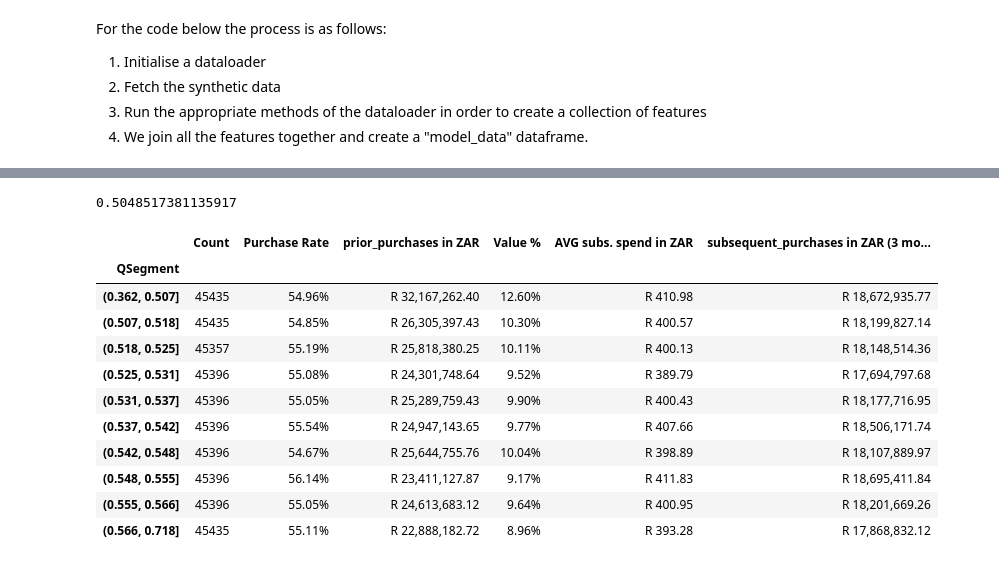
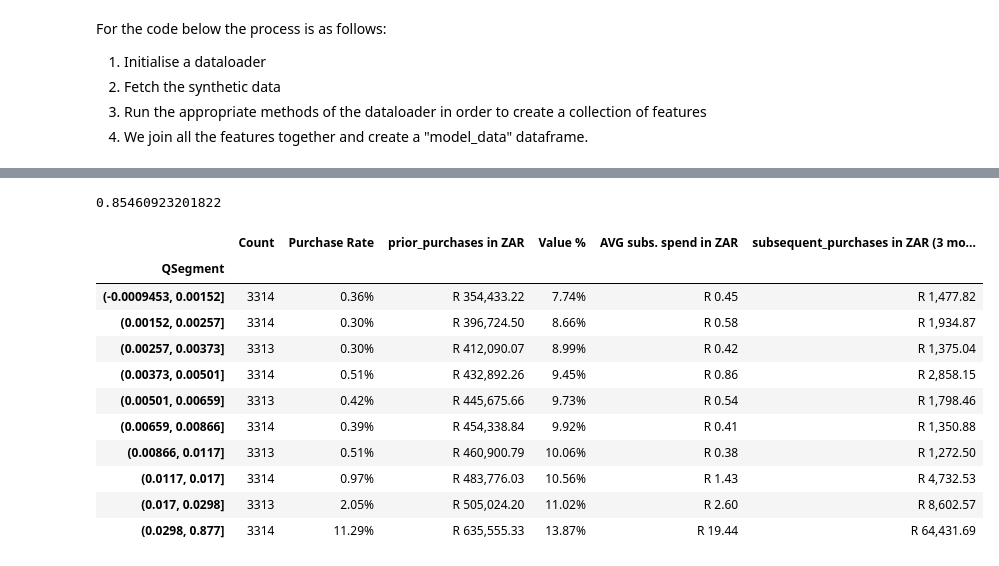
Before and after one commit to WesleyDeelman/CLVM, a Jupyter notebook: model_build.ipynb, the cells around one changed output, grey strips where cells are left out. Cells and saved outputs as stored; diff of their text form; code cells hidden in the pictures.

Commit message:
Made a new synthetic dataset accompanied with code

```diff
--- a/model_build.ipynb
+++ b/model_build.ipynb
@@ -13,13 +13,12 @@ Once we have these segments, we have a choice of 2, we will then extrapolate pay
 # %%
 import pandas as pd
 from pathlib import Path
-import sklearn
-import category_encoders as ce
+import rfmbinner
 import xgboost as xgb
 import optuna
-import matplotlib.pyplot as plt
 import numpy as np
-import rfmbinner
+import sklearn
+
 
 class DataLoader:
 
@@ -59,6 +58,7 @@ class DataLoader:
                              self.transaction_id: 'TransactionID',
                              self.transaction_date: 'Date',
                              self.amount: 'Amount'}, inplace=True)
+        data['Date'] = pd.to_datetime(data['Date'],format='%Y-%m-%d %H:%M:%S')
         return data
 
     def calculate_rfm(self, snapshot_date: str, window: pd.Timedelta,df: pd.DataFrame) -> pd.DataFrame:
@@ -101,8 +101,6 @@ class DataLoader:
         """
         #caculate whether a customer made total purchases after date exceeding repurchase threshold
         data = df.copy()
-        data['Date'] = pd.to_datetime(data['Date'])
-        date = pd.to_datetime(date)
         future_purchases = data[(data['Date'] > date) & \
                                 (data['Date'] <= date + window_size)]
 
@@ -166,7 +164,7 @@ class DataLoader:
         Returns:
             pd.DataFrame: Deduplicated demographic data per CustomerID.
         """
-        data = df.copy()
+        data = loader.fetch_data()
         data['Date'] = pd.to_datetime(data['Date'])
 
         # Sort by CustomerID and Date to get the most recent demographic info
@@ -180,6 +178,13 @@ class DataLoader:
         return deduplicated_demographics
 
     def transaction_descriptor_variables(self,date) -> pd.DataFrame:
+        """
+        Caclulates mode transaction dimensions purchased from each customer
+        Parameters:
+            date (str): Date to calculate recency from (YYYY-MM-DD).
+        Returns:
+            pd.DataFrame: Most frequent transaction descriptors per CustomerID.
+        """
 
         data = self.fetch_data()
         data['Date'] = pd.to_datetime(data['Date'])
@@ -205,7 +210,7 @@ class DataLoader:
             pd.DataFrame: Deduplicated demographic data per CustomerID.
         """
         data = df.copy()
-        data['Date'] = pd.to_datetime(data['Date'])
+        data['Date'] = pd.to_datetime(data['Date'],format='%m-%d-%Y %H:%M:%S')
 
         # Sort by CustomerID and Date to get the most recent demographic info
         data = data.sort_values(by=['CustomerID', 'Date'], ascending=True)
@@ -224,16 +229,16 @@ For the code below the process is as follows:
 3. Run the appropriate methods of the dataloader in order to create a collection of features
 4. We join all the features together and create a "model_data" dataframe.
 # %%
-params = {'path':r'data\synthetic_transactions.csv',
+params = {'path':r'data\customer_transaction_data.csv',
             'customer_id':'CustomerID',
             'transaction_id':'TransactionID',
-            'transaction_date':'TransactionDate',
-            'amount':'TransactionAmount'}
+            'transaction_date':'PurchaseDate',
+            'amount':'TotalAmount'}
 loader = DataLoader(**params)
 data = loader.fetch_data()
 # %%
 start_date = '2022-08-30'
-end_date = pd.to_datetime('2025-08-07')
+end_date = pd.to_datetime('2025-09-26')
 pivot_date = pd.to_datetime(start_date)
 rfms = []
 targets = []
@@ -241,8 +246,8 @@ rfm_segments = []
 transaction_descriptor_data = []
 
 while pivot_date<end_date:
-    rfms.append(loader.calculate_rfm(pivot_date,pd.Timedelta(weeks=4),data))
-    rfm_segments.append(loader.rfm_segments(pivot_date,pd.Timedelta(weeks=4),data))
+    rfms.append(loader.calculate_rfm(pivot_date,pd.Timedelta(days=99999),data))
+    rfm_segments.append(loader.rfm_segments(pivot_date,pd.Timedelta(days=99999),data))
     targets.append(loader.calculate_target(pivot_date,pd.Timedelta(weeks=12),0,data))
     pivot_date+=pd.Timedelta(weeks=4)
 
@@ -380,30 +389,30 @@ ROC AUC: 0.5048517381135917
 # %%
 sklearn.metrics.roc_auc_score(y_test,model.predict(xgb.DMatrix(X_test)))
 # %% [output]
-0.5048517381135917
+0.85460923201822
 # %%
 X_test['QSegment'] = pd.qcut(y_probs,10)
 # %%
-summary_data = X_test.merge(target_data,how='left', left_on='CustomerID', right_on='CustomerID')
+summary_data = X_test.merge(target_data,how='left', left_on=['CustomerID','date'], right_on=['CustomerID','date'])
 summary = summary_data.groupby(['QSegment']).agg({'recency':'count','monetary':'sum','target':'sum','subsequent_purchases':'sum'})
 summary = summary.rename(columns = {'recency':'Count','monetary':'prior_purchases','target':'Purchase Rate'})
 summary['prior_purchases in ZAR'] = summary.prior_purchases.apply(lambda x: f'R {x:,.2f}')
 summary['Value %'] = (summary['prior_purchases']/summary['prior_purchases'].sum()*100).apply(lambda x: f'{x:.2f}%')
 summary['AVG subs. spend in ZAR'] = (summary['subsequent_purchases']/summary.Count).apply(lambda x: f'R {x:.2f}')
 summary['subsequent_purchases in ZAR (3 month window)'] = summary.subsequent_purchases.apply(lambda x: f"R {x:,.2f}")
 summary['Purchase Rate'] =  (summary['Purchase Rate']/summary.Count).apply( lambda x: f'{x:.2%}')
 summary.drop(['prior_purchases','subsequent_purchases'],axis=1)
 # %% [output]
 |  | Count | Purchase Rate | prior_purchases in ZAR | Value % | AVG subs. spend in ZAR | subsequent_purchases in ZAR (3 mo... |
 | QSegment |  |  |  |  |  |  |
-| (0.362, 0.507] | 45435 | 54.96% | R 32,167,262.40 | 12.60% | R 410.98 | R 18,672,935.77 |
-| (0.507, 0.518] | 45435 | 54.85% | R 26,305,397.43 | 10.30% | R 400.57 | R 18,199,827.14 |
-| (0.518, 0.525] | 45357 | 55.19% | R 25,818,380.25 | 10.11% | R 400.13 | R 18,148,514.36 |
-| (0.525, 0.531] | 45396 | 55.08% | R 24,301,748.64 | 9.52% | R 389.79 | R 17,694,797.68 |
-| (0.531, 0.537] | 45396 | 55.05% | R 25,289,759.43 | 9.90% | R 400.43 | R 18,177,716.95 |
-| (0.537, 0.542] | 45396 | 55.54% | R 24,947,143.65 | 9.77% | R 407.66 | R 18,506,171.74 |
-| (0.542, 0.548] | 45396 | 54.67% | R 25,644,755.76 | 10.04% | R 398.89 | R 18,107,889.97 |
-| (0.548, 0.555] | 45396 | 56.14% | R 23,411,127.87 | 9.17% | R 411.83 | R 18,695,411.84 |
-| (0.555, 0.566] | 45396 | 55.05% | R 24,613,683.12 | 9.64% | R 400.95 | R 18,201,669.26 |
-| (0.566, 0.718] | 45435 | 55.11% | R 22,888,182.72 | 8.96% | R 393.28 | R 17,868,832.12 |
+| (-0.0009453, 0.00152] | 3314 | 0.36% | R 354,433.22 | 7.74% | R 0.45 | R 1,477.82 |
+| (0.00152, 0.00257] | 3314 | 0.30% | R 396,724.50 | 8.66% | R 0.58 | R 1,934.87 |
+| (0.00257, 0.00373] | 3313 | 0.30% | R 412,090.07 | 8.99% | R 0.42 | R 1,375.04 |
+| (0.00373, 0.00501] | 3314 | 0.51% | R 432,892.26 | 9.45% | R 0.86 | R 2,858.15 |
+| (0.00501, 0.00659] | 3313 | 0.42% | R 445,675.66 | 9.73% | R 0.54 | R 1,798.46 |
+| (0.00659, 0.00866] | 3314 | 0.39% | R 454,338.84 | 9.92% | R 0.41 | R 1,350.88 |
+| (0.00866, 0.0117] | 3313 | 0.51% | R 460,900.79 | 10.06% | R 0.38 | R 1,272.50 |
+| (0.0117, 0.017] | 3314 | 0.97% | R 483,776.03 | 10.56% | R 1.43 | R 4,732.53 |
+| (0.017, 0.0298] | 3313 | 2.05% | R 505,024.20 | 11.02% | R 2.60 | R 8,602.57 |
+| (0.0298, 0.877] | 3314 | 11.29% | R 635,555.33 | 13.87% | R 19.44 | R 64,431.69 |
 # %%
```
Also changed, not shown: parts of 7 cells of this notebook, 2 other files.
